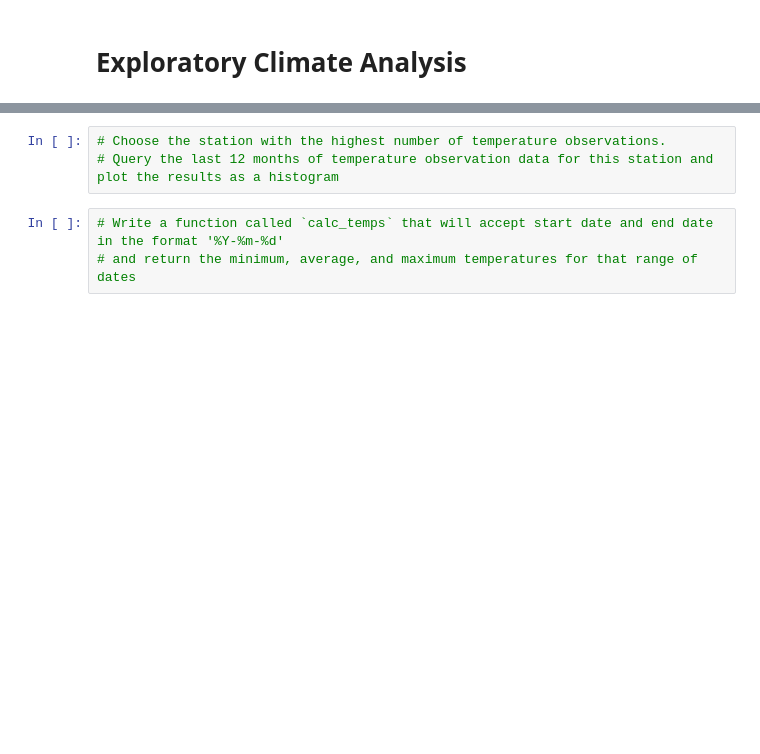
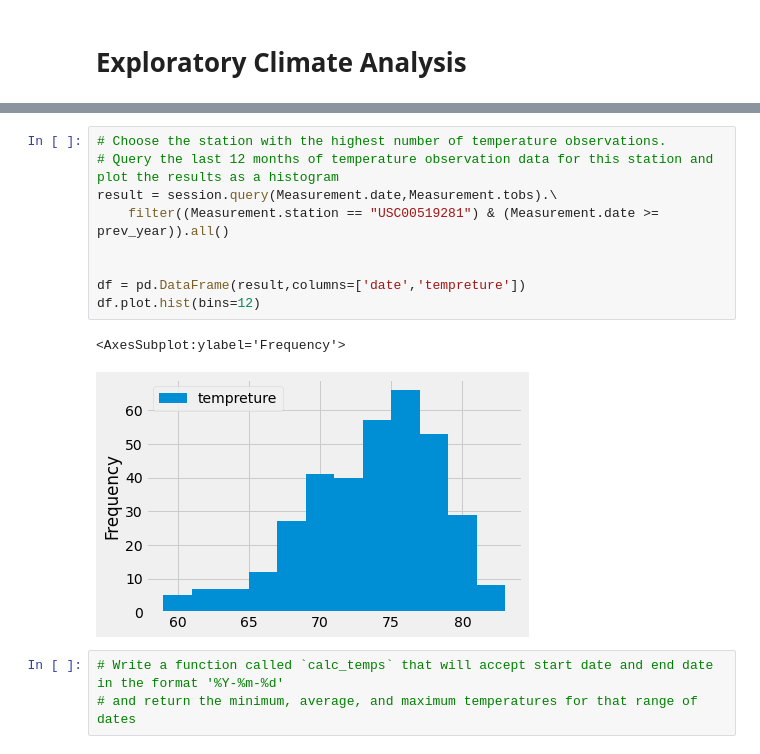
Before and after one commit to Danielshi1996/surf_up, a Jupyter notebook: climate_analysis.ipynb, the cells around one changed output, grey strips where cells are left out. Saved outputs shown, nothing was run; the diff lists cells and outputs as text; blank space fills up the shorter version.

```diff
--- a/climate_analysis.ipynb
+++ b/climate_analysis.ipynb
@@ -66,6 +116,15 @@ print(results.all())
 # %%
 # Choose the station with the highest number of temperature observations.
 # Query the last 12 months of temperature observation data for this station and plot the results as a histogram
+result = session.query(Measurement.date,Measurement.tobs).\
+    filter((Measurement.station == "USC00519281") & (Measurement.date >= prev_year)).all()
+
+
+df = pd.DataFrame(result,columns=['date','tempreture'])
+df.plot.hist(bins=12)
+# %% [output]
+<AxesSubplot:ylabel='Frequency'>
+[figure, added]
 # %%
 # Write a function called `calc_temps` that will accept start date and end date in the format '%Y-%m-%d'
 # and return the minimum, average, and maximum temperatures for that range of dates
```
Also changed, not shown: parts of 5 cells of this notebook.
